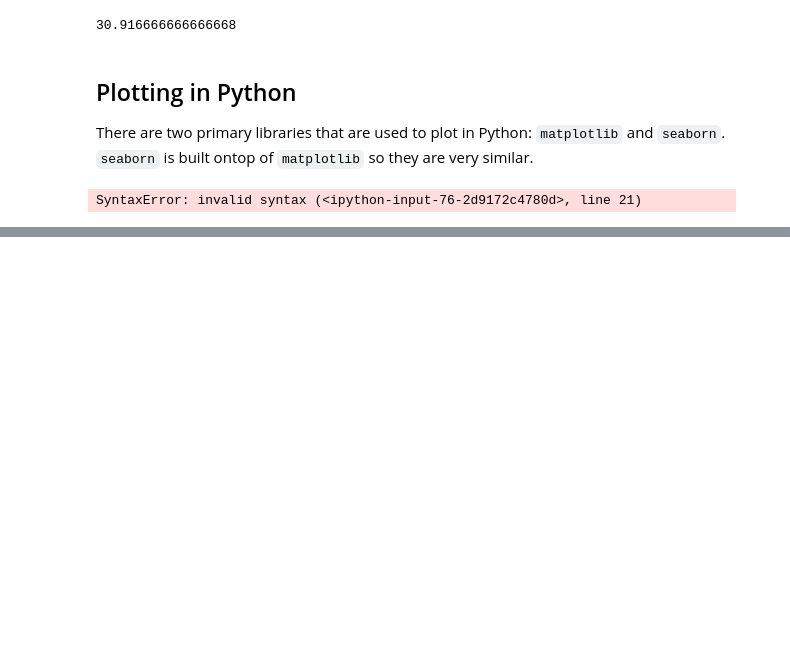
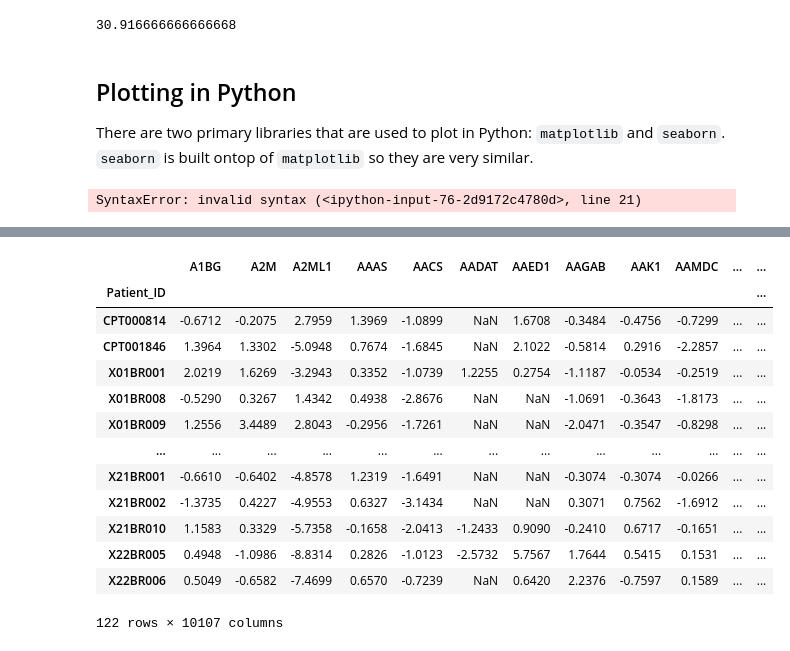
Before and after one commit to terencewtli/qbio_data_analysis, a Jupyter notebook: python_code/cptac_tutorial1.ipynb, the cells around one changed output, grey strips where cells are left out. Saved outputs shown, nothing was run; the diff lists cells and outputs as text; code cells hidden in the pictures; blank space fills up the shorter version.

```diff
--- a/python_code/cptac_tutorial1.ipynb
+++ b/python_code/cptac_tutorial1.ipynb
@@ -314,0 +318,20 @@ SyntaxError: invalid syntax (<ipython-input-76-2d9172c4780d>, line 21)
+# %%
+#You can just put a filename.csv if you would like the file to be saved in the current folder
+protein_data.to_csv("PATH/Filename.csv")
+protein_data_read_example = pd.read_csv("PATH/Filename.csv", index_col=0)
+protein_data_read_example
+# %% [output]
+|  | A1BG | A2M | A2ML1 | AAAS | AACS | AADAT | AAED1 | AAGAB | AAK1 | AAMDC | ... | ... |
+| Patient_ID |  |  |  |  |  |  |  |  |  |  |  | ... |
+| CPT000814 | -0.6712 | -0.2075 | 2.7959 | 1.3969 | -1.0899 | NaN | 1.6708 | -0.3484 | -0.4756 | -0.7299 | ... | ... |
+| CPT001846 | 1.3964 | 1.3302 | -5.0948 | 0.7674 | -1.6845 | NaN | 2.1022 | -0.5814 | 0.2916 | -2.2857 | ... | ... |
+| X01BR001 | 2.0219 | 1.6269 | -3.2943 | 0.3352 | -1.0739 | 1.2255 | 0.2754 | -1.1187 | -0.0534 | -0.2519 | ... | ... |
+| X01BR008 | -0.5290 | 0.3267 | 1.4342 | 0.4938 | -2.8676 | NaN | NaN | -1.0691 | -0.3643 | -1.8173 | ... | ... |
+| X01BR009 | 1.2556 | 3.4489 | 2.8043 | -0.2956 | -1.7261 | NaN | NaN | -2.0471 | -0.3547 | -0.8298 | ... | ... |
+| ... | ... | ... | ... | ... | ... | ... | ... | ... | ... | ... | ... | ... |
+| X21BR001 | -0.6610 | -0.6402 | -4.8578 | 1.2319 | -1.6491 | NaN | NaN | -0.3074 | -0.3074 | -0.0266 | ... | ... |
+| X21BR002 | -1.3735 | 0.4227 | -4.9553 | 0.6327 | -3.1434 | NaN | NaN | 0.3071 | 0.7562 | -1.6912 | ... | ... |
+| X21BR010 | 1.1583 | 0.3329 | -5.7358 | -0.1658 | -2.0413 | -1.2433 | 0.9090 | -0.2410 | 0.6717 | -0.1651 | ... | ... |
+| X22BR005 | 0.4948 | -1.0986 | -8.8314 | 0.2826 | -1.0123 | -2.5732 | 5.7567 | 1.7644 | 0.5415 | 0.1531 | ... | ... |
+| X22BR006 | 0.5049 | -0.6582 | -7.4699 | 0.6570 | -0.7239 | NaN | 0.6420 | 2.2376 | -0.7597 | 0.1589 | ... | ... |
+122 rows × 10107 columns
```
Also changed, not shown: parts of 5 cells of this notebook.
